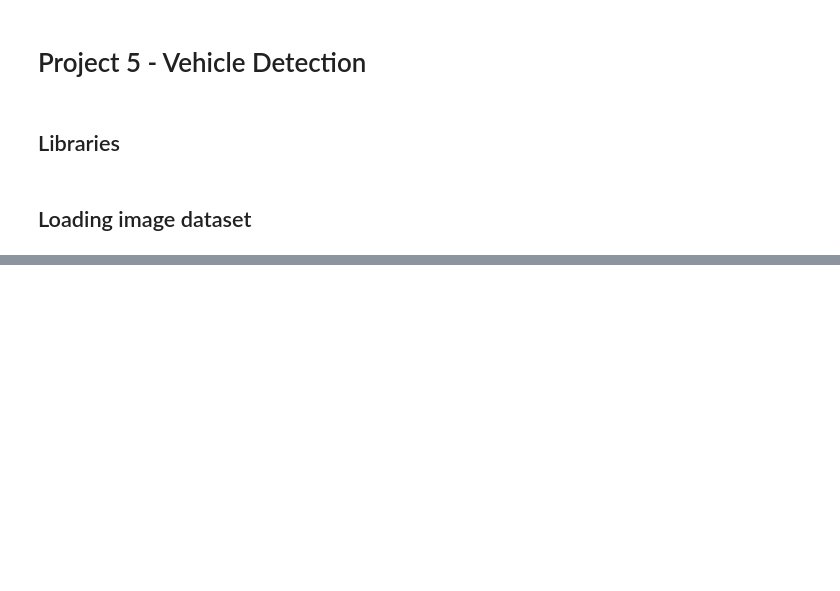
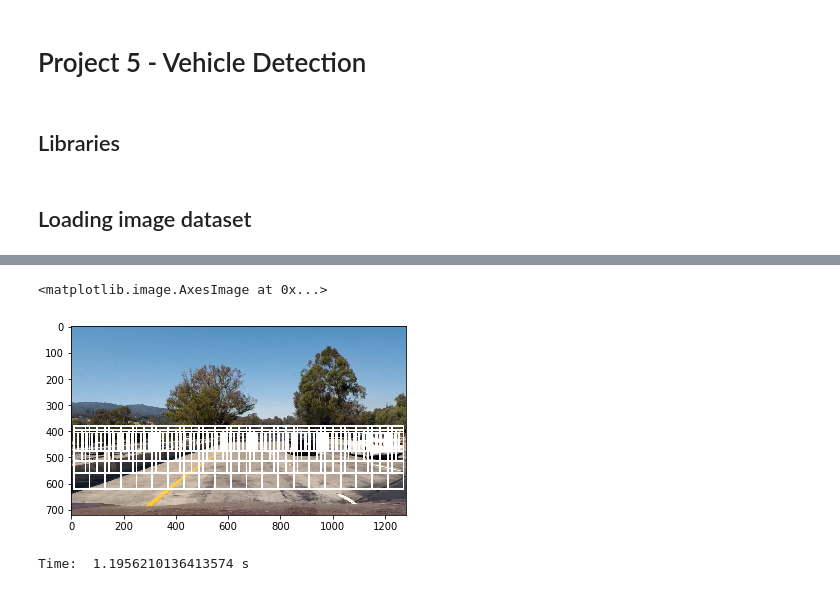
Before and after one commit to gderoo/self_driving_car, a Jupyter notebook: Project 5 - Vehicle Detection/notebook.ipynb, the cells around one changed output, grey strips where cells are left out. Cells and saved outputs as stored; diff of their text form; code cells hidden in the pictures; blank space fills up the shorter version.

```diff
--- a/Project 5 - Vehicle Detection/notebook.ipynb
+++ b/Project 5 - Vehicle Detection/notebook.ipynb
@@ -1362,0 +176,3 @@ fig.tight_layout()
+# %%
+image = mpimg.imread('./test_images/test1.jpg')
+plt.imshow(image)
@@ -1362,0 +182,35 @@ fig.tight_layout()
+# %%
+h, w, d = image.shape
+x_start_stop_list = [[10, w-10],[10, w-10],[10, w-10],[10, w-10]]
+y_start_stop_list = [[380, 620], [380, 560], [395, 515], [405, 475]]
+xy_window_list = [(240, 240), (180, 180), (120, 120), (70, 70)]
+xy_overlap_list = [(0.75, 0.75),(0.75, 0.75),(0.75, 0.75),(0.75, 0.75)]
+# %%
+def multi_slide_window(img, x_start_stop_list=[[None, None]], y_start_stop_list=[[None, None]],
+                 xy_window_list=[(64, 64)], xy_overlap_list=[(0.5, 0.5)]):
+    window_list = []
+    for ind in range(len(x_start_stop_list)):
+        window_it = slide_window(img, x_start_stop=x_start_stop_list[ind], y_start_stop=y_start_stop_list[ind],
+                    xy_window=xy_window_list[ind], xy_overlap=xy_overlap_list[ind])
+        window_list += window_it
+    return window_list
+# %%
+windows = multi_slide_window(image, x_start_stop_list=x_start_stop_list, y_start_stop_list=y_start_stop_list,
+                 xy_window_list=xy_window_list, xy_overlap_list=xy_overlap_list)
+window_img = draw_boxes(image, windows, color=(255, 255, 255), thick=6)
+plt.imshow(window_img)
+# %% [output]
+<matplotlib.image.AxesImage at 0x...>
+[figure, added]
+# %%
+t1=time.time()
+hot_windows = search_windows(image, windows, svc, X_scaler, color_space=color_space,
+                        spatial_size=spatial_size, hist_bins=hist_bins,
+                        orient=orient, pix_per_cell=pix_per_cell,
+                        cell_per_block=cell_per_block,
+                        hog_channel=hog_channel, spatial_feat=spatial_feat,
+                        hist_feat=hist_feat, hog_feat=hog_feat)
+t2 = time.time()
+print("Time: ", t2-t1, "s")
+# %% [output]
+Time:  1.1956210136413574 s
```
Also changed, not shown: parts of 57 cells of this notebook, 3 other files.
